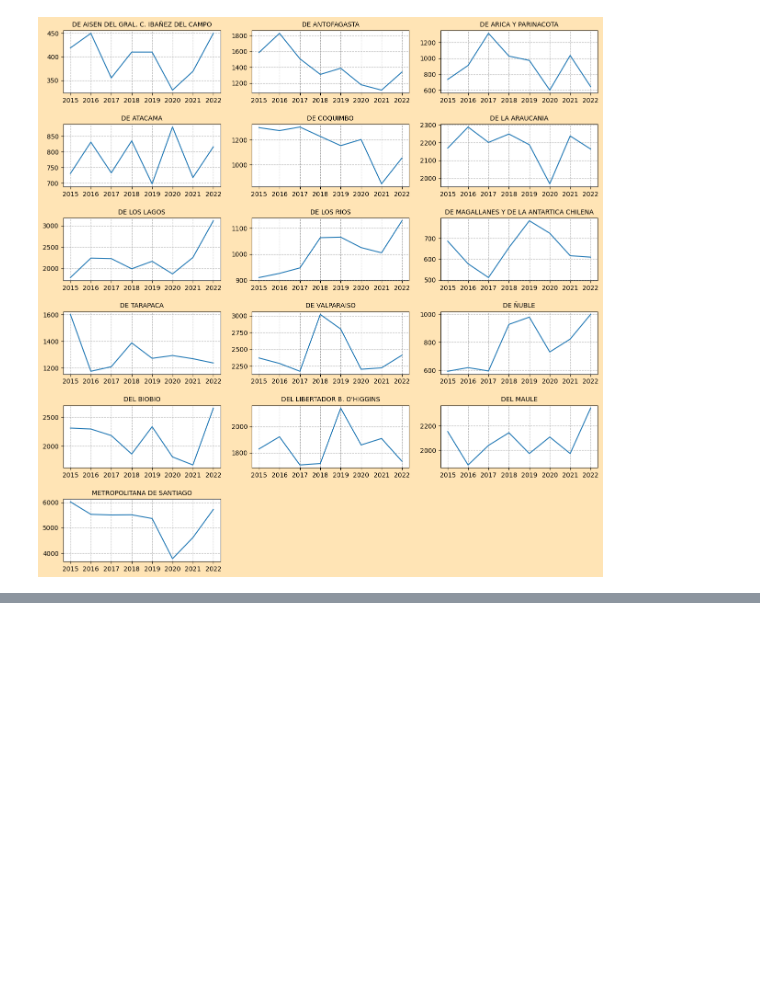
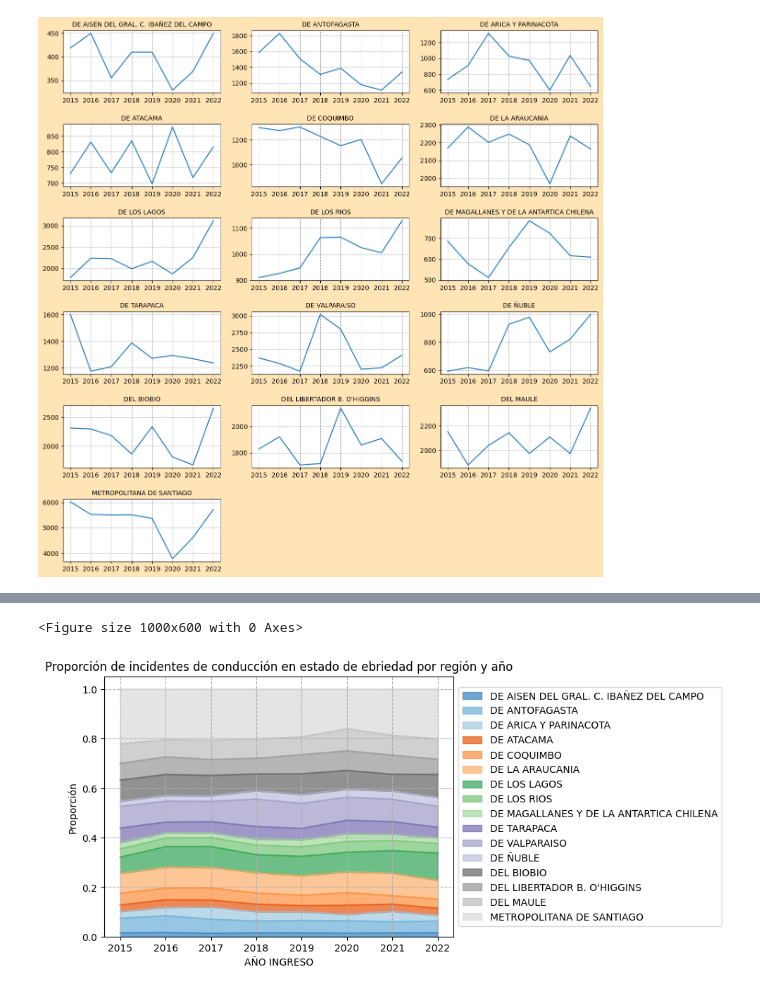
Before and after one commit to RodrigoEduard/08MBID---Visualizacion-de-Datos, a Jupyter notebook: TrabajoPracticoVD.ipynb, the cells around one changed output, grey strips where cells are left out. Drawn from its saved outputs; the diff is of its cells as text; code cells hidden in the pictures; blank space fills up the shorter version.

```diff
--- a/TrabajoPracticoVD.ipynb
+++ b/TrabajoPracticoVD.ipynb
@@ -104,0 +153,20 @@ plt.show()
+# %%
+table_reg_year = pd.crosstab(index=conduccion_V2['NOMBRE REGION'], columns=conduccion_V2['AÑO INGRESO'])
+df = table_reg_year.reset_index()
+
+# convert frequencies to proportions
+df.iloc[:, 1:] = df.iloc[:, 1:].div(df.iloc[:, 1:].sum(axis=0), axis=1)
+
+df.set_index('NOMBRE REGION', inplace=True)
+
+plt.figure(figsize=(10,6))
+df.T.plot(kind='area', stacked=True, colormap='tab20c', alpha=0.7)
+plt.ylabel('Proporción')
+plt.title('Proporción de incidentes de conducción en estado de ebriedad por región y año')
+plt.grid(True, linestyle='--')
+plt.legend(loc='center left', bbox_to_anchor=(1.0, 0.5))
+
+plt.show()
+# %% [output]
+<Figure size 1000x600 with 0 Axes>
+[figure, added]
```
Also changed, not shown: parts of 5 cells of this notebook.
